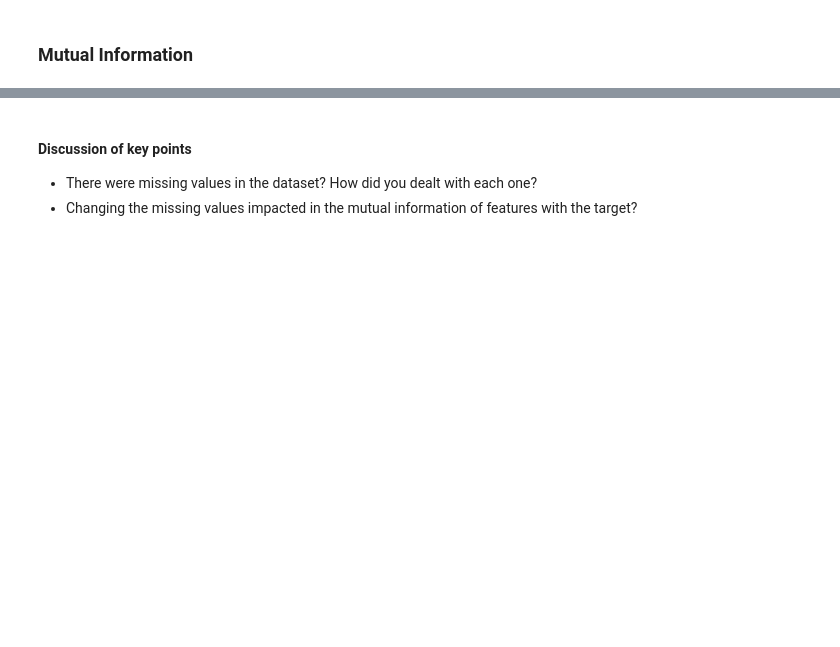
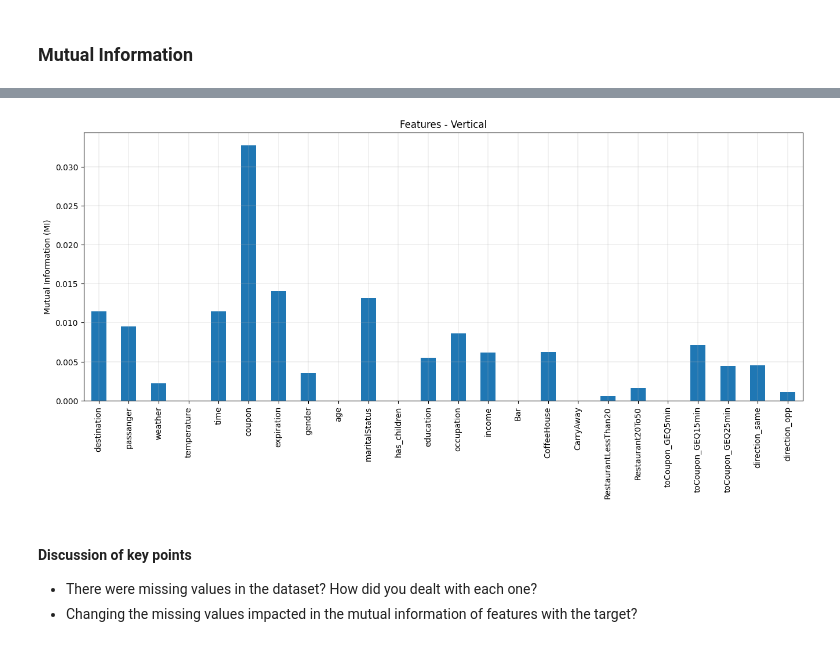
Before and after one commit to TheDeas343/MC886, a Jupyter notebook: Projects/P1/MC886_T1.ipynb, the cells around one changed output, grey strips where cells are left out. Saved outputs shown, nothing was run; the diff lists cells and outputs as text; code cells hidden in the pictures; blank space fills up the shorter version.

```diff
--- a/Projects/P1/MC886_T1.ipynb
+++ b/Projects/P1/MC886_T1.ipynb
@@ -702,0 +709,8 @@ dtype: int64
+# %%
+#Training data
+X = vehicle_data_no_null.drop(columns=['Y'])
+#Target variables
+y = vehicle_data_no_null['Y']
+
+# Divisão dos dados para o momento de Treinamento e para o momento de Test/Validação
+X_train, X_test, y_train, y_test = train_test_split(X, y, test_size=0.3, random_state=42)
@@ -703,31 +733,27 @@ dtype: int64
 # %% [markdown]
 ### Mutual Information
 # %%
-from sklearn.preprocessing import OrdinalEncoder
-from sklearn.feature_selection import mutual_info_classif
 
 # Separando os dados em outra variável que vão ser tratados com OrdinalEncoder
-vehicle_data_mutual = ((pd.read_csv("in-vehicle-coupon-recommendation.csv")).drop(columns = ['car'])).dropna()
+vehicle_data_mutual = X_train.copy()
 
 #Separar os dados em X e y
-X = vehicle_data_mutual.drop(columns=['Y'])
-y = vehicle_data_mutual['Y']
+X = vehicle_data_mutual
+y = y_train
 
 # Inicializar o OrdinalEncoder e ajustar e transformar os dados categóricos
 encoder = OrdinalEncoder()
-X = encoder.fit_transform(X)
+X_encoded = encoder.fit_transform(X)
 
-print(X)
 
-# # Calcular a mutual information para cada característica em relação à variável alvo
-# mutual_info = mutual_info_classif(X, y)
+# Calcular a mutual information para cada característica em relação à variável alvo
+mt_info = mutual_info_classif(X_encoded, y)
 
-# # Criar um DataFrame para visualizar os resultados
-# import pandas as pd
+# Criar um DataFrame para visualizar os resultados
 
-# mi_df = pd.DataFrame({'Feature': X.columns, 'Mutual Information': mutual_info})
-# mi_df = mi_df.sort_values(by='Mutual Information', ascending=False)
+mi_df = pd.DataFrame({'Feature': X.columns, 'Mutual Information': mt_info})
+mi_df = mi_df.sort_values(by='Mutual Information', ascending=False)
 
-# # Imprimir os resultados
-# print(mi_df)
+# Imprimir os resultados
+print(mi_df)
 # %% [output]
@@ -741,3 +777,16 @@ print(X)
+# %%
+## Visualize the mutual information of each variable (Just run!)
+## mt_info is the output of Sklearn function
+
+mt_info_df = pd.Series(mt_info)
+mt_info_df.index = X.columns
+mt_info_df.plot.bar(figsize = (16,6));
+plt.ylabel('Mutual Information (MI)')
+plt.title('Features - Vertical')
+plt.grid(linewidth=0.25)
+plt.show()
+# %% [output]
+[figure, added]
 # %% [markdown]
 #### Discussion of key points
 
```
Also changed, not shown: parts of 17 cells of this notebook.
